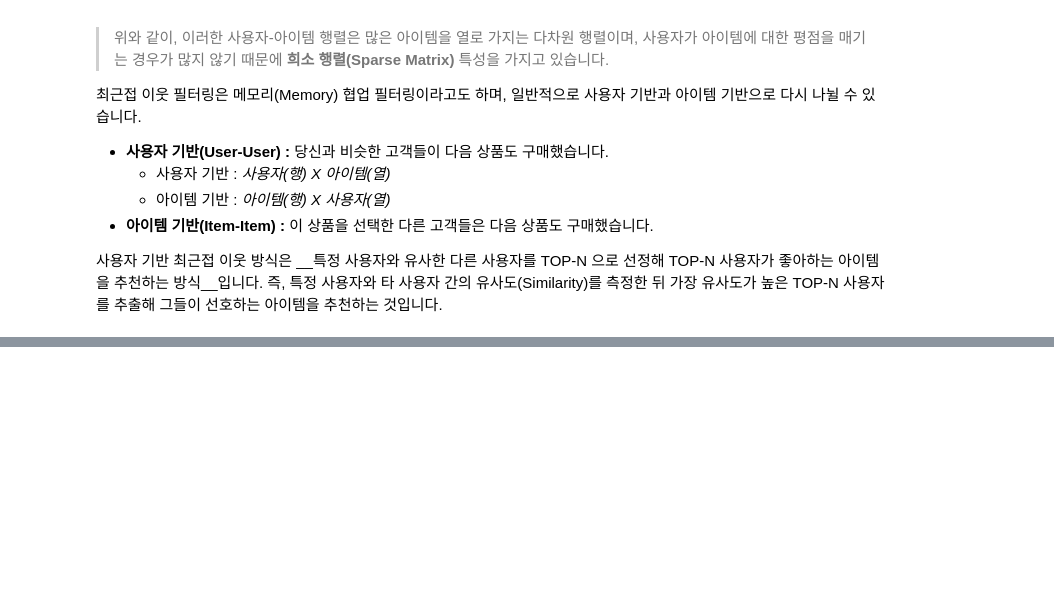
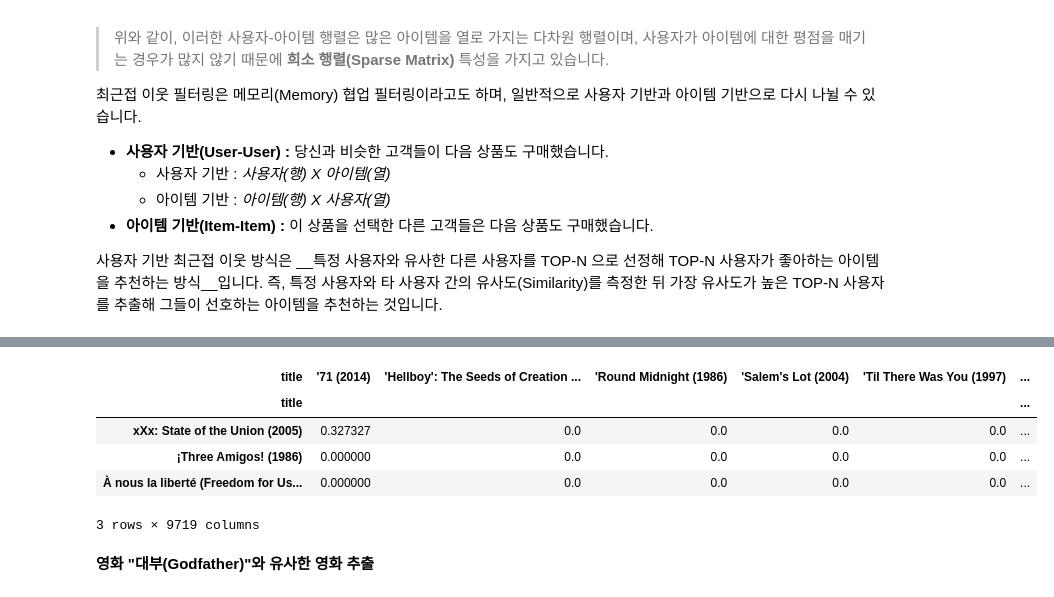
Before and after one commit to ByuungHyunPark/Recommend-System, a Jupyter notebook: 2. 협업필터링 - 최근접 이웃 필터링.ipynb, the cells around one changed output, grey strips where cells are left out. Saved outputs shown, nothing was run; the diff lists cells and outputs as text; code cells hidden in the pictures; blank space fills up the shorter version.

```diff
--- a/2. 협업필터링 - 최근접 이웃 필터링.ipynb
+++ b/2. 협업필터링 - 최근접 이웃 필터링.ipynb
@@ -26,0 +126,11 @@ __즉, 사용자가 남긴 평점(rating)데이터를 기반하여, 남기지
+# %%
+%%time
+from sklearn.metrics.pairwise import cosine_similarity
+
+item_sim = cosine_similarity(ratings_matrix_T, ratings_matrix_T)
+
+# cosine_similarity() 로 반환된 넘파이 행렬을 영화명을 매핑해 DataFrame으로 변환
+item_sim_df = pd.DataFrame(data = item_sim, index = ratings_matrix.columns,
+                          columns = ratings_matrix.columns)
+
+print(item_sim_df.shape)
@@ -26,0 +140,11 @@ __즉, 사용자가 남긴 평점(rating)데이터를 기반하여, 남기지
+# %%
+item_sim_df.tail(3)
+# %% [output]
+| title | '71 (2014) | 'Hellboy': The Seeds of Creation ... | 'Round Midnight (1986) | 'Salem's Lot (2004) | 'Til There Was You (1997) | ... |
+| title |  |  |  |  |  | ... |
+| xXx: State of the Union (2005) | 0.327327 | 0.0 | 0.0 | 0.0 | 0.0 | ... |
+| ¡Three Amigos! (1986) | 0.000000 | 0.0 | 0.0 | 0.0 | 0.0 | ... |
+| À nous la liberté (Freedom for Us... | 0.000000 | 0.0 | 0.0 | 0.0 | 0.0 | ... |
+3 rows × 9719 columns
+# %% [markdown]
+__영화 "대부(Godfather)"와 유사한 영화 추출__
```
Also changed, not shown: parts of 20 cells of this notebook.
